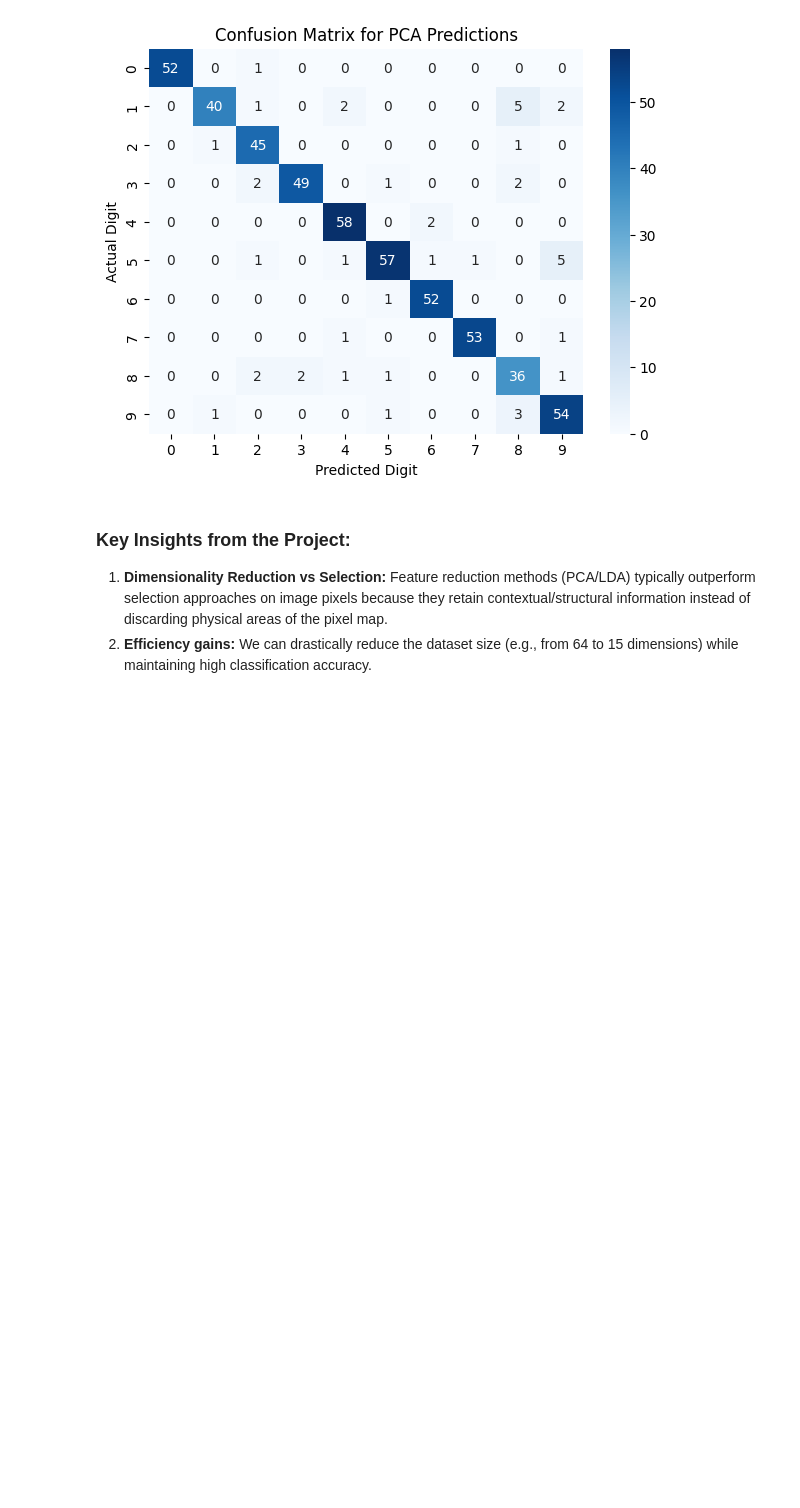
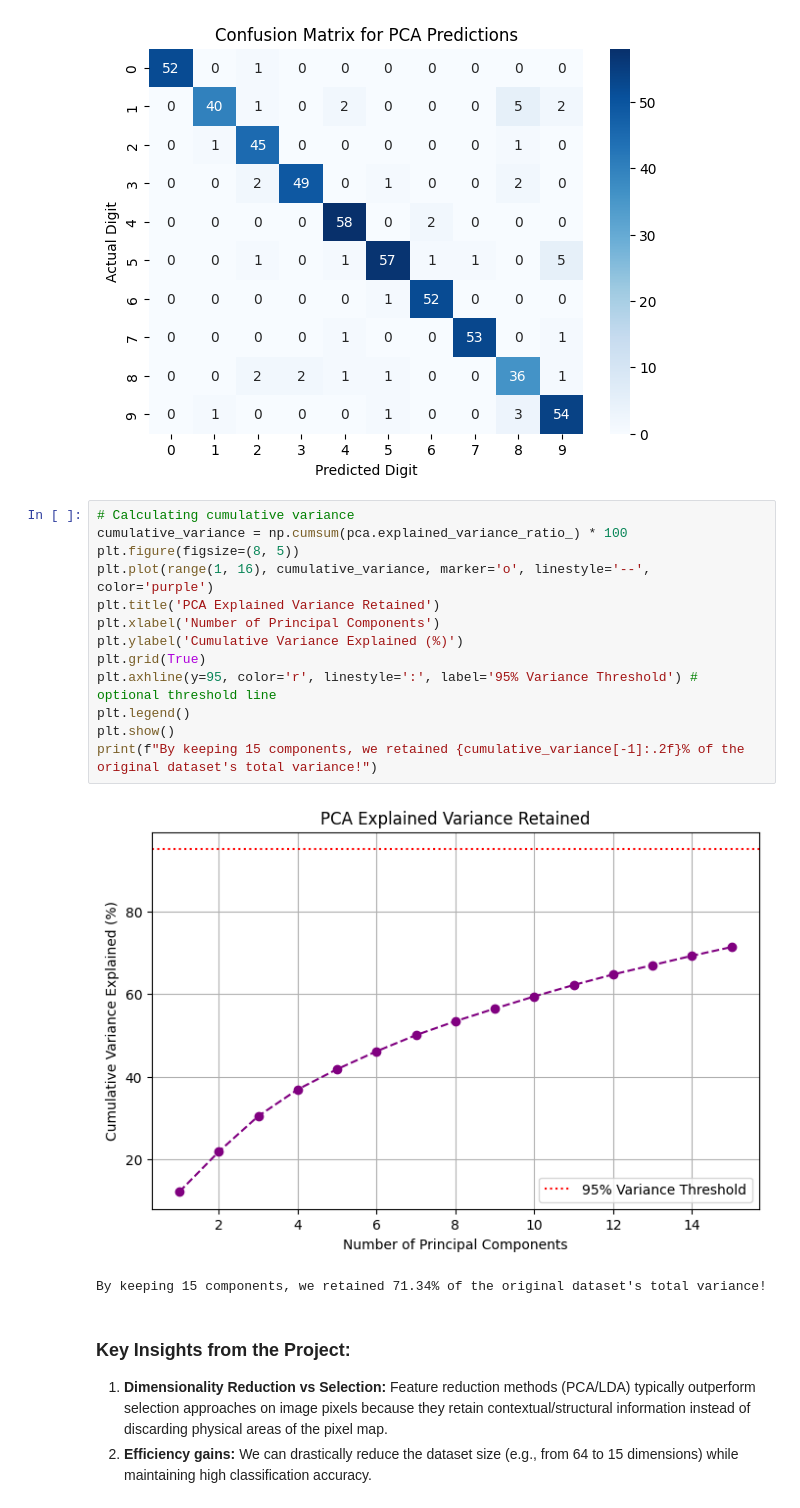
Before and after one commit to swathisaragadam12-hash/ML_Feature_Reduction_Project, a Jupyter notebook: code.ipynb, the cells around one changed output. Cells and saved outputs as stored; diff of their text form; blank space fills up the shorter version.

```diff
--- a/code.ipynb
+++ b/code.ipynb
@@ -191,6 +246,22 @@ plt.ylabel('Actual Digit')
 plt.show()
 # %% [output]
 [figure]
+# %%
+# Calculating cumulative variance
+cumulative_variance = np.cumsum(pca.explained_variance_ratio_) * 100
+plt.figure(figsize=(8, 5))
+plt.plot(range(1, 16), cumulative_variance, marker='o', linestyle='--', color='purple')
+plt.title('PCA Explained Variance Retained')
+plt.xlabel('Number of Principal Components')
+plt.ylabel('Cumulative Variance Explained (%)')
+plt.grid(True)
+plt.axhline(y=95, color='r', linestyle=':', label='95% Variance Threshold') # optional threshold line
+plt.legend()
+plt.show()
+print(f"By keeping 15 components, we retained {cumulative_variance[-1]:.2f}% of the original dataset's total variance!")
+# %% [output]
+[figure, added]
+By keeping 15 components, we retained 71.34% of the original dataset's total variance!
 # %% [markdown]
 ### Key Insights from the Project:
 1. **Dimensionality Reduction vs Selection:** Feature reduction methods (PCA/LDA) typically outperform selection approaches on image pixels because they retain contextual/structural information instead of discarding physical areas of the pixel map.
```
Also changed, not shown: parts of 2 cells of this notebook.
